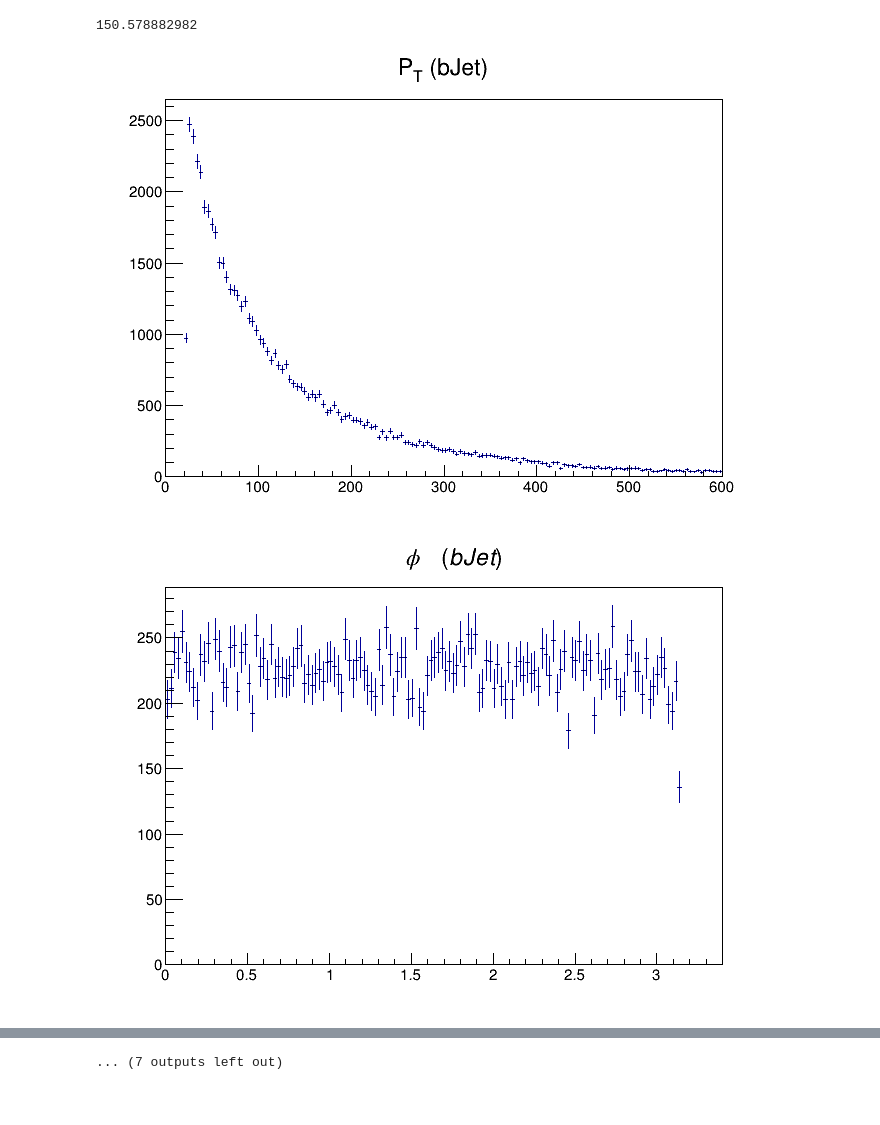
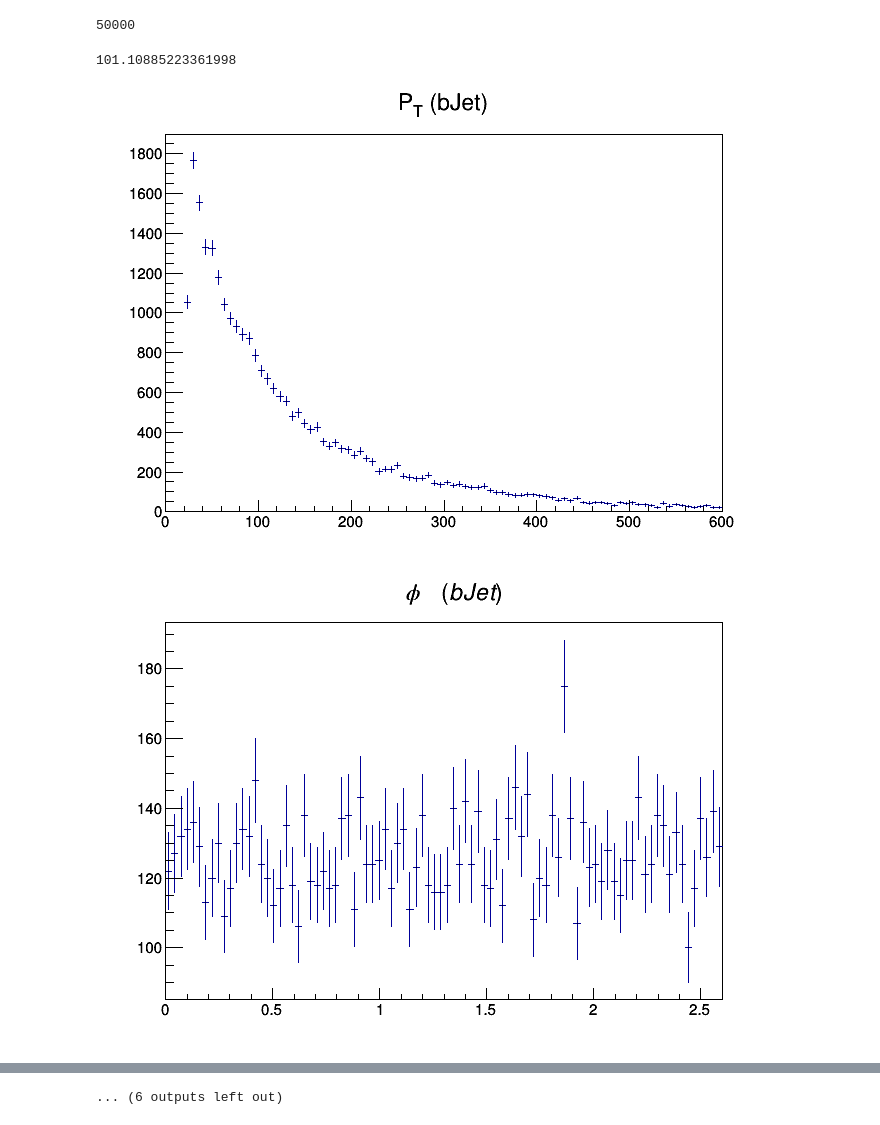
Before and after one commit to tomasate/TareasMast, a Jupyter notebook: PlotingExcercise.ipynb, the cells around one changed output, grey strips where cells are left out. Cells and saved outputs as stored; diff of their text form; code cells hidden in the pictures.

```diff
--- a/PlotingExcercise.ipynb
+++ b/PlotingExcercise.ipynb
@@ -21,12 +109,16 @@ Welcome to JupyROOT 6.10/04
 # %%
 s = ROOT.TChain("SystemTree")
-s.Add("/home/tomas/Documentos/Plots/WP/*.root")
+#s.Add("/content/drive/My Drive/*.root")
+s.Add("/content/drive/My Drive/DocsTesis/Master/WprimeRuns/*.root")
 #t = ROOT.ExRootTreeReader(s)
 ns= s.GetEntries()
 #print(ns)
-nbins= 150
+nbins= 90
 nbins1_2= 50
 nbins2= 40
 nbins3= 100
 nbins4 = 120
 nbins5 = 110
+s.GetEntries()
+# %% [output]
+50000
@@ -79,23 +126,23 @@ def DeltaR(DeltaPhi,DeltaEta):
 #Creates the Canvas for the Histograms
 h1PTB = ROOT.TH1F("h1PTB", "P_{T} (bJet)", nbins, 0.0, 600)
 h1PTTau = ROOT.TH1F("h1PTTau", "P_{T} ($\Tau$)", nbins, 0.0, 1000)
-h1PhiB = ROOT.TH1F("h1PhiB", "$\phi$ (bJet)", nbins, 0.0, 3.4)
-h1PhiTau = ROOT.TH1F("h1PhiTau", "$\phi$ ($\Tau$)", nbins, 0.0, 3.4)
-h1EtaB = ROOT.TH1F("h1EtaB", "$\eta$ (bJet)", nbins, 0.0, 5)
-h1EtaTau = ROOT.TH1F("h1EtaTau", "$\eta (\Tau)$", nbins, 0.0, 5)
+h1PhiB = ROOT.TH1F("h1PhiB", "$\phi$ (bJet)", nbins, 0.0, 2.6)
+h1PhiTau = ROOT.TH1F("h1PhiTau", "$\phi$ ($\Tau$)", nbins, 0.0, 2.6)
+h1EtaB = ROOT.TH1F("h1EtaB", "$\eta$ (bJet)", nbins, 0.0, 2.5)
+h1EtaTau = ROOT.TH1F("h1EtaTau", "$\eta (\Tau)$", nbins, 0.0, 2.5)
 h1MET = ROOT.TH1F("h1MET", "MET", 200, 0.0, 1000)
 h1METPhi = ROOT.TH1F("h1METPhi", "Met \phi", 200, 0.0, 3.2)
 h2DeltaPhiMETTauB  = ROOT.TH2F("h2DeltaPhiMetTauB","\Delta \phi (bJet+MET)vs \Delta \phi ($\Tau$+MET)",
                                nbins,-pi,pi,nbins,-pi,pi)
-
+h2DeltaPhiMETTauB.SetStats( 0 )
 
 
 h1PTBtau = ROOT.TH1F("h1biPTTauB", "P_{T} (bJet+$\Tau$)", nbins, 0.0, 1500)
 h1PhiBTau = ROOT.TH1F("h1biPhiTauB", "$\Delta\phi$ (bJet+$\Tau$)", nbins, 0, 3.2)
 h1EtaBTau = ROOT.TH1F("h1biEtaTauB", "$\Delta\eta$ (bJet+$\Tau$)", nbins, 0, 6)
-hMTot_TauBMet = ROOT.TH1F("hMT_TauBMet", " m_{Tot} (bJet+$\Tau$+MET)", nbins, 0, 3000)
-hMT_TauMet = ROOT.TH1F("hMT_TauMet", " m_{T} ($\Tau$+MET)", nbins, 0, 2000)
-hMT_BMet = ROOT.TH1F("hMT_BMet", " m_{T} (bJet+MET)", nbins, 0, 1100)
+hMTot_TauBMet = ROOT.TH1F("hMT_TauBMet", " m_{Tot} (bJet+$\Tau$+MET)", nbins, 0, 2600)
+hMT_TauMet = ROOT.TH1F("hMT_TauMet", " m_{T} ($\Tau$+MET)", nbins, 0, 2600)
+hMT_BMet = ROOT.TH1F("hMT_BMet", " m_{T} (bJet+MET)", nbins, 0, 26000)
 h1biMass = ROOT.TH1F("h1biMass", " Ivariant_Mass (bJet+Tau)", nbins, 0, 100)
 hDelR = ROOT.TH1F("hDelR", "$\Delta R$ ($\Tau$+b)", nbins,0,15)
 hDelPhiBMet = ROOT.TH1F("h1PhiBMet", "$\Delta\phi$ (bJet+MET)", nbins, 0, 3.2)
@@ -104,7 +151,7 @@ hDelPhiTauMet = ROOT.TH1F("h1PhiTauMet", "$\Delta\phi$ ($\Tau$+MET)", nbins, 0,
 
 count1 = 0
 
-for event in xrange(ns):
+for event in range(ns):
     s.GetEntry(event)
     jet1 = getattr(s, 'Jet1')            #Calls the Jet1 branch in the root file and name it jet1
     jet2 = getattr(s, 'Jet2')
@@ -144,63 +191,70 @@ for event in xrange(ns):
     h1MET.Fill(MissNRG_T)
     h1METPhi.Fill(MissNRG_Phi)
 
+
+
+
+    if (jet1.Eta() > 2.5 or jet2.Eta() > 2.5 or
+        jet3.Eta() > 2.5 or jet4.Eta() > 2.5):
+      continue
+
     if tagJet1B == 1:
         jetb=jet1
         h1PTB.Fill(jetb.Pt())
+        #if jetb.Phi()<2.5:
         h1PhiB.Fill(jetb.Phi())
-        if jetb.Eta()<2.4:
-            h1EtaB.Fill(jetb.Eta())
+        h1EtaB.Fill(jetb.Eta())
 
     if tagJet2B == 1:
         jetb=jet2
         h1PTB.Fill(jetb.Pt())
+        #if jetb.Phi()<2.5:
         h1PhiB.Fill(jetb.Phi())
-        if jetb.Eta()<2.4:
-            h1EtaB.Fill(jetb.Eta())
+        h1EtaB.Fill(jetb.Eta())
 
     if tagJet3B == 1:
         jetb=jet3
         h1PTB.Fill(jetb.Pt())
+        #if jetb.Phi()<2.4:
         h1PhiB.Fill(jetb.Phi())
-        if jetb.Eta()<2.4:
-            h1EtaB.Fill(jetb.Eta())
+        h1EtaB.Fill(jetb.Eta())
 
     if tagJet4B == 1:
         jetb=jet2
         h1PTB.Fill(jetb.Pt())
+        #if jetb.Phi()<2.5:
         h1PhiB.Fill(jetb.Phi())
-        if jetb.Eta()<2.4:
-            h1EtaB.Fill(jetb.Eta())
+        h1EtaB.Fill(jetb.Eta())
 
 
 
     if tagJet1Tau == 1:
         jett=jet1
         h1PTTau.Fill(jett.Pt())
+        #if jett.Phi()<2.4:
         h1PhiTau.Fill(jett.Phi())
-        if jett.Eta()<2.4:
-            h1EtaTau.Fill(jett.Eta())
+        h1EtaTau.Fill(jett.Eta())
 
     if tagJet2Tau == 1:
         jett=jet2
         h1PTTau.Fill(jett.Pt())
+        #if jett.Phi()<2.4:
         h1PhiTau.Fill(jett.Phi())
-        if jett.Eta()<2.4:
-            h1EtaTau.Fill(jett.Eta())
+        h1EtaTau.Fill(jett.Eta())
 
     if tagJet3Tau == 1:
         jett=jet3
         h1PTTau.Fill(jett.Pt())
+        #if jett.Phi()<2.4:
         h1PhiTau.Fill(jett.Phi())
-        if jett.Eta()<2.4:
-            h1EtaTau.Fill(jett.Eta())
+        h1EtaTau.Fill(jett.Eta())
 
     if tagJet4Tau == 1:
         jett=jet2
         h1PTTau.Fill(jett.Pt())
+        #if jett.Phi()<2.4:
         h1PhiTau.Fill(jett.Phi())
-        if jett.Eta()<2.4:
-            h1EtaTau.Fill(jett.Eta())
+        h1EtaTau.Fill(jett.Eta())
 
 
 
@@ -431,34 +485,32 @@ for event in xrange(ns):
         hDelPhiTauMet.Fill((DeltaPhi(jettau.Phi(),MissNRG_Phi)))
         h2DeltaPhiMETTauB.Fill(DeltaPhi1(jetb.Phi(),MissNRG_Phi),DeltaPhi1(jettau.Phi(),MissNRG_Phi))
 
-
 print(sqrt(count1))
 # %% [output]
-150.578882982
+101.10885223361998
 # %%
 Histo(h1PTB)
 Histo(h1PhiB)
 Histo(h1EtaB)
 Histo(h1PTTau)
 Histo(h1PhiTau)
 Histo(h1EtaTau)
 
 
 
 Histo(h1PTBtau)
 Histo(h1PhiBTau)
 Histo(h1EtaBTau)
 Histo(h1biMass)
 Histo(hMTot_TauBMet)
 Histo(hMT_TauMet)
 Histo(hMT_BMet)
 Histo(hDelR)
 Histo(hDelPhiBMet)
 Histo(hDelPhiTauMet)
 
 Histo(h1MET)
 Histo(h1METPhi)
-Histo(h2DeltaPhiMETTauB)
 # %% [output]
-[figure, old version]
+[figure, new version]
-[figure, old version]
+[figure, new version]
@@ -475 +527 @@ Histo(h2DeltaPhiMETTauB)
-... (7 outputs left out)
+... (6 outputs left out)
```
Also changed, not shown: parts of 12 cells of this notebook.
